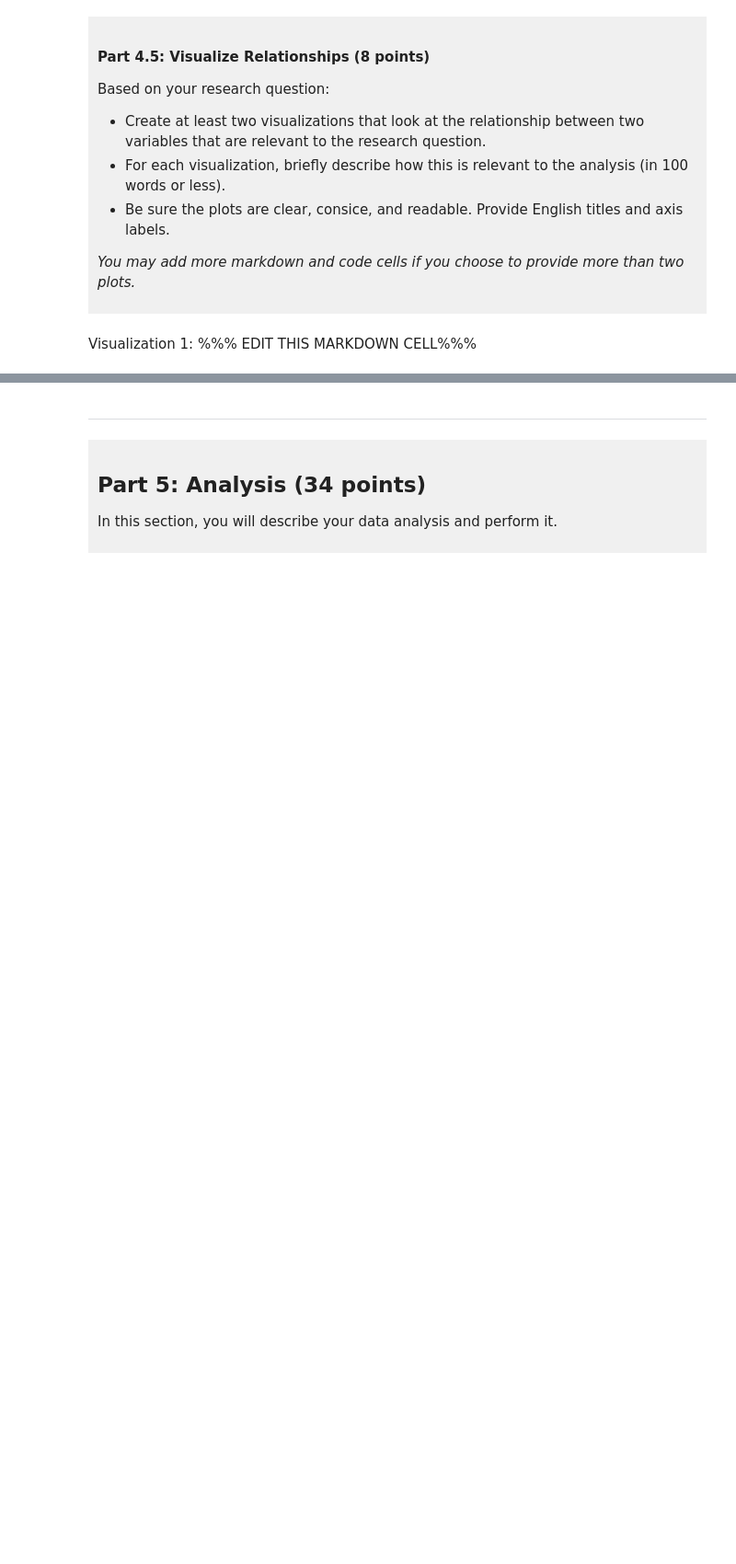
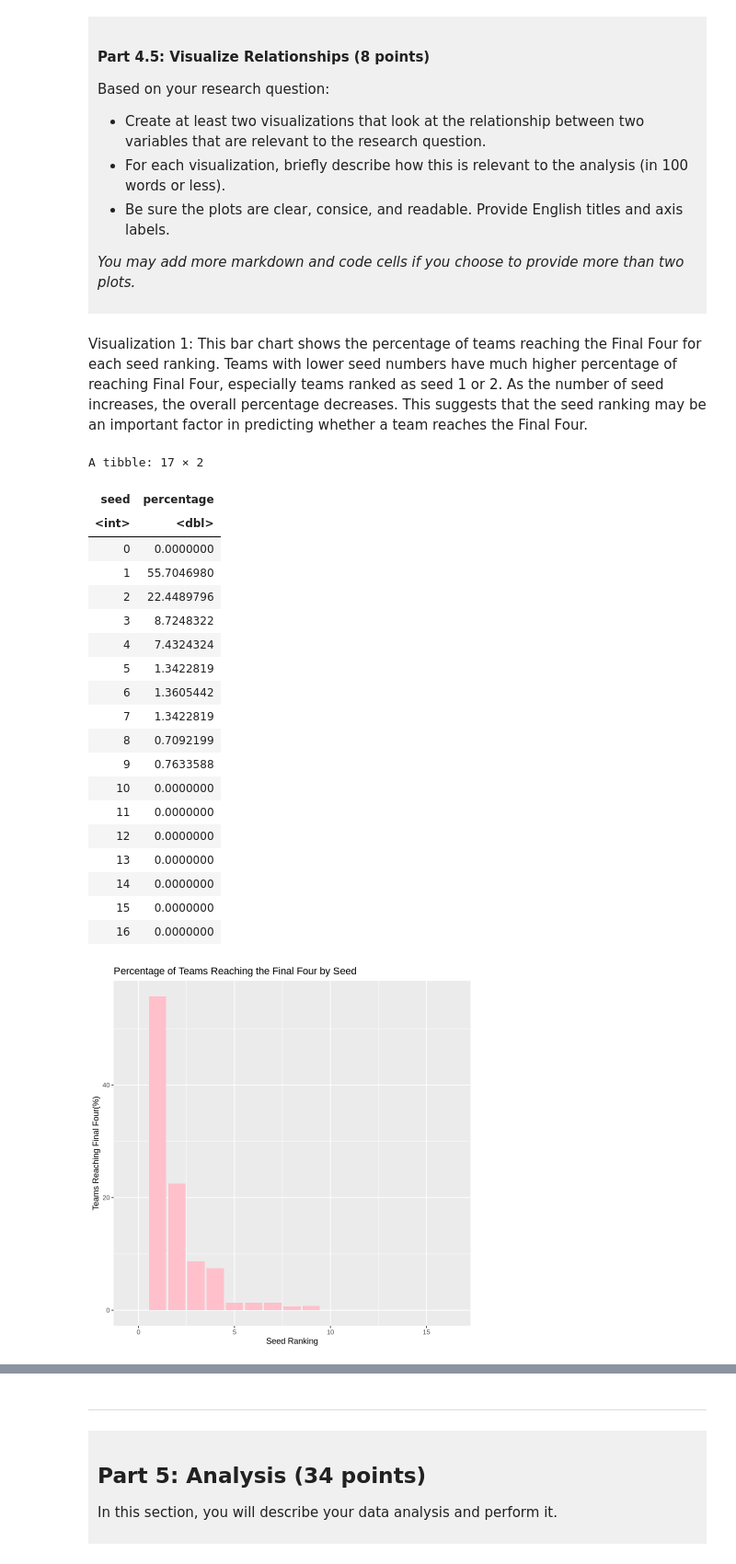
Before and after one commit to Xinyue-Shen/dsci-100-project-xinyue-shen, a Jupyter notebook: dsci-100-project-notebook.ipynb, the cells around one changed output, grey strips where cells are left out. Shown at 92% size. Drawn from its saved outputs; the diff is of its cells as text; code cells hidden in the pictures; blank space fills up the shorter version.

```diff
--- a/dsci-100-project-notebook.ipynb
+++ b/dsci-100-project-notebook.ipynb
@@ -296,7 +362,38 @@ Based on your research question:
 *You may add more markdown and code cells if you choose to provide more than two plots.*
 </div>
 # %% [markdown]
-Visualization 1: %%% EDIT THIS MARKDOWN CELL%%%
+Visualization 1: This bar chart shows the percentage of teams reaching the Final Four for each seed ranking. Teams with lower seed numbers have much higher percentage of reaching Final Four, especially teams ranked as seed 1 or 2. As the number of seed increases, the overall percentage decreases. This suggests that the seed ranking may be an important factor in predicting whether a team reaches the Final Four.
 # %%
-### EDIT THIS CODE CELL FOR VISUALIZATION 1###
+wmm_seed <- wmm_tidy |>
+    group_by(seed) |>
+    summarise(percentage = mean(final_four) * 100)
+wmm_seed
+
+ggplot(wmm_seed, aes(x = seed, y = percentage)) +
+    geom_col(fill = "pink") +
+    labs(x = "Seed Ranking",
+        y = "Teams Reaching Final Four(%)",
+        title = "Percentage of Teams Reaching the Final Four by Seed")
+# %% [output]
+A tibble: 17 × 2
+| seed | percentage |
+| <int> | <dbl> |
+| 0 | 0.0000000 |
+| 1 | 55.7046980 |
+| 2 | 22.4489796 |
+| 3 | 8.7248322 |
+| 4 | 7.4324324 |
+| 5 | 1.3422819 |
+| 6 | 1.3605442 |
+| 7 | 1.3422819 |
+| 8 | 0.7092199 |
+| 9 | 0.7633588 |
+| 10 | 0.0000000 |
+| 11 | 0.0000000 |
+| 12 | 0.0000000 |
+| 13 | 0.0000000 |
+| 14 | 0.0000000 |
+| 15 | 0.0000000 |
+| 16 | 0.0000000 |
+[figure, added]
 # %% [markdown]
```
Also changed, not shown: parts of 9 cells of this notebook.
